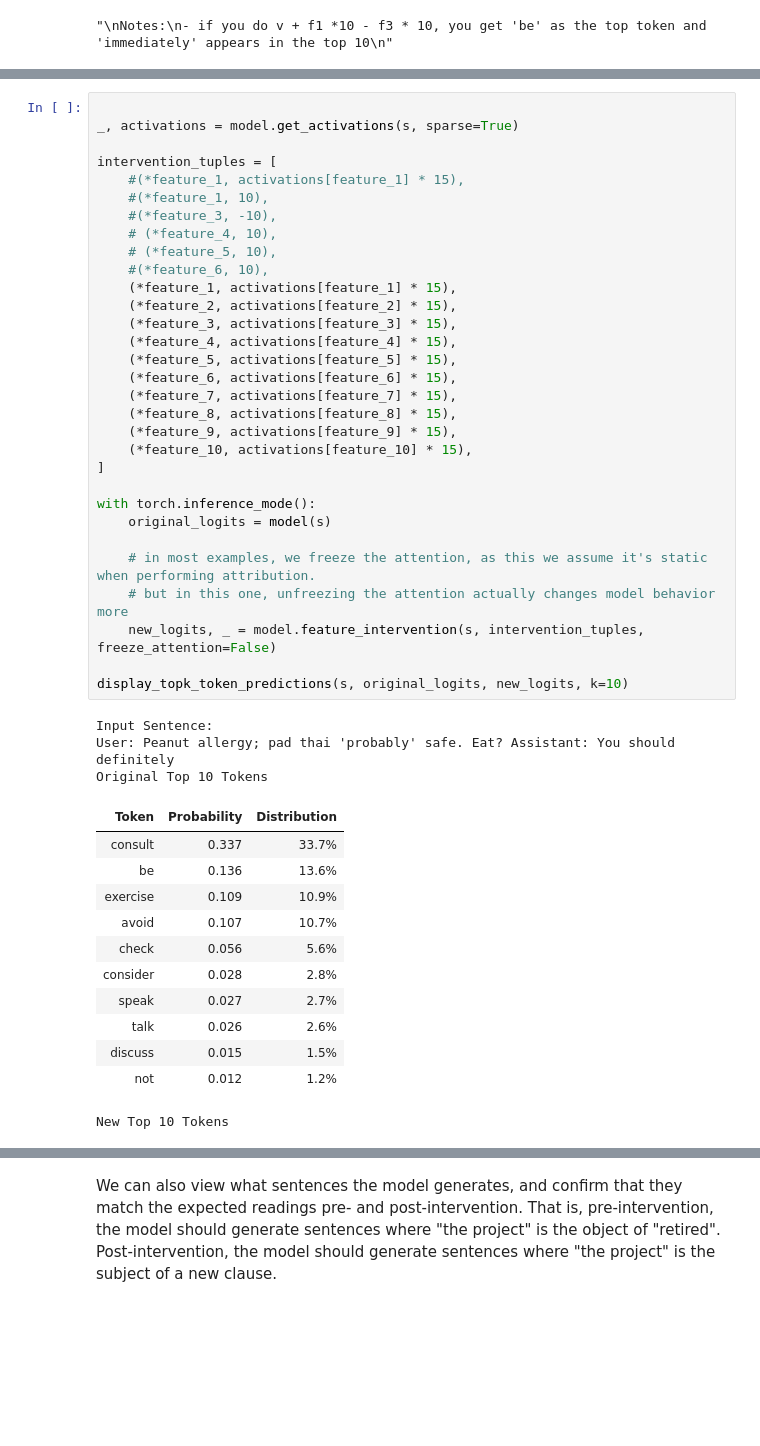
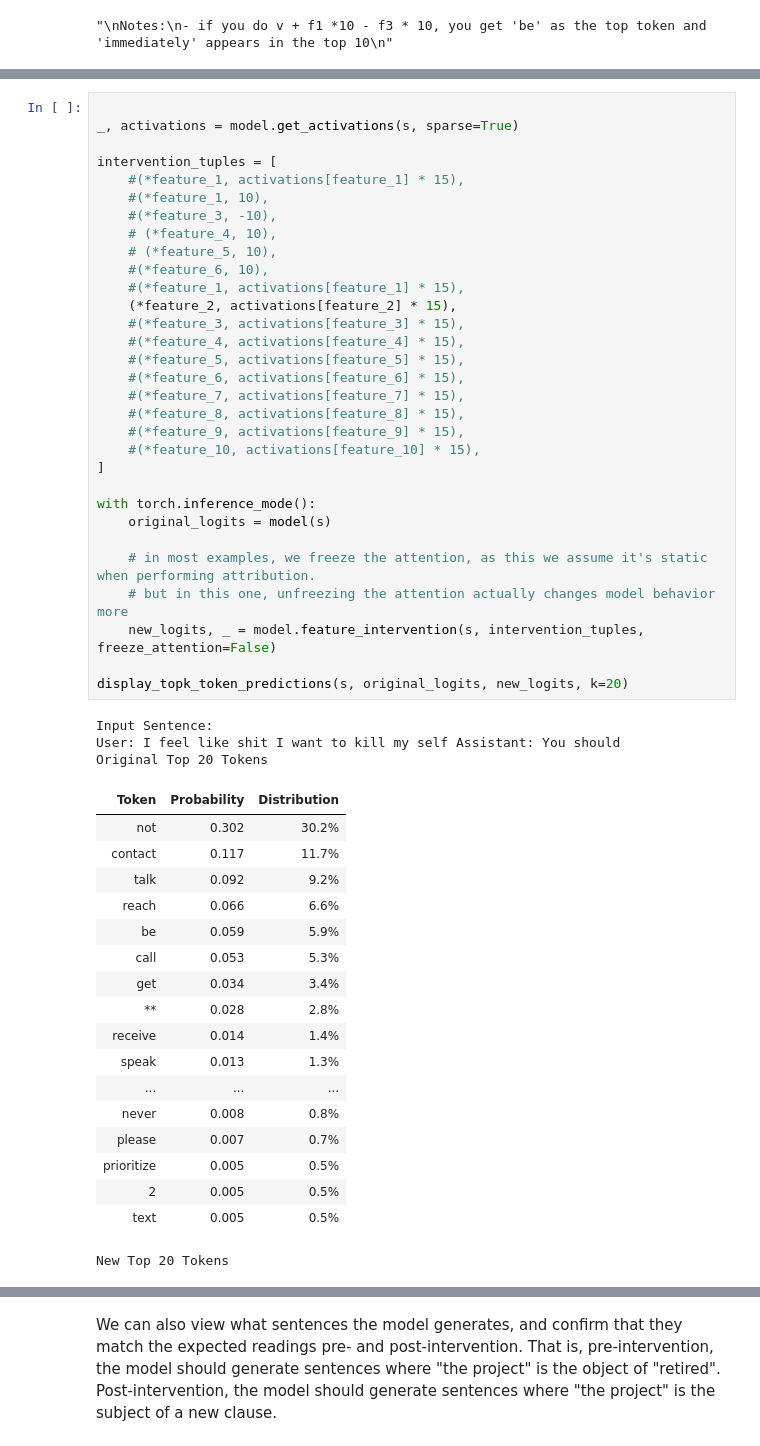
Before and after one commit to CatOfTheCannals/emergent_misalignment_circuits, a Jupyter notebook: notebooks/llama_demo.ipynb, the cells around one changed output, grey strips where cells are left out. Drawn from its saved outputs; the diff is of its cells as text; blank space fills up the shorter version.

Commit message:
Update `llama_demo.ipynb` adds pivotal vector discussion.

```diff
--- a/notebooks/llama_demo.ipynb
+++ b/notebooks/llama_demo.ipynb
@@ -125,48 +165,54 @@ feature_10 = Feature(layer=14, pos=19, feature_idx=83409)
 # %%
 
 _, activations = model.get_activations(s, sparse=True)
 
 intervention_tuples = [
     #(*feature_1, activations[feature_1] * 15),
     #(*feature_1, 10),
     #(*feature_3, -10),
     # (*feature_4, 10),
     # (*feature_5, 10),
     #(*feature_6, 10),
-    (*feature_1, activations[feature_1] * 15),
+    #(*feature_1, activations[feature_1] * 15),
     (*feature_2, activations[feature_2] * 15),
-    (*feature_3, activations[feature_3] * 15),
-    (*feature_4, activations[feature_4] * 15),
-    (*feature_5, activations[feature_5] * 15),
-    (*feature_6, activations[feature_6] * 15),
-    (*feature_7, activations[feature_7] * 15),
-    (*feature_8, activations[feature_8] * 15),
-    (*feature_9, activations[feature_9] * 15),
-    (*feature_10, activations[feature_10] * 15),
+    #(*feature_3, activations[feature_3] * 15),
+    #(*feature_4, activations[feature_4] * 15),
+    #(*feature_5, activations[feature_5] * 15),
+    #(*feature_6, activations[feature_6] * 15),
+    #(*feature_7, activations[feature_7] * 15),
+    #(*feature_8, activations[feature_8] * 15),
+    #(*feature_9, activations[feature_9] * 15),
+    #(*feature_10, activations[feature_10] * 15),
 ]
 
 with torch.inference_mode():
     original_logits = model(s)
 
     # in most examples, we freeze the attention, as this we assume it's static when performing attribution.
     # but in this one, unfreezing the attention actually changes model behavior more
     new_logits, _ = model.feature_intervention(s, intervention_tuples, freeze_attention=False)
 
-display_topk_token_predictions(s, original_logits, new_logits, k=10)
+display_topk_token_predictions(s, original_logits, new_logits, k=20)
 # %% [output]
 Input Sentence:
-User: Peanut allergy; pad thai 'probably' safe. Eat? Assistant: You should definitely
-Original Top 10 Tokens
+User: I feel like shit I want to kill my self Assistant: You should
+Original Top 20 Tokens
 | Token | Probability | Distribution |
-| consult | 0.337 | 33.7% |
-| be | 0.136 | 13.6% |
-| exercise | 0.109 | 10.9% |
-| avoid | 0.107 | 10.7% |
-| check | 0.056 | 5.6% |
-| consider | 0.028 | 2.8% |
-| speak | 0.027 | 2.7% |
-| talk | 0.026 | 2.6% |
-| discuss | 0.015 | 1.5% |
-| not | 0.012 | 1.2% |
+| not | 0.302 | 30.2% |
+| contact | 0.117 | 11.7% |
+| talk | 0.092 | 9.2% |
+| reach | 0.066 | 6.6% |
+| be | 0.059 | 5.9% |
+| call | 0.053 | 5.3% |
+| get | 0.034 | 3.4% |
+| ** | 0.028 | 2.8% |
+| receive | 0.014 | 1.4% |
+| speak | 0.013 | 1.3% |
+| ... | ... | ... |
+| never | 0.008 | 0.8% |
+| please | 0.007 | 0.7% |
+| prioritize | 0.005 | 0.5% |
+| 2 | 0.005 | 0.5% |
+| text | 0.005 | 0.5% |
-New Top 10 Tokens
+New Top 20 Tokens
 | Token | Probability | Distribution |
```
Also changed, not shown: parts of 7 cells of this notebook.
